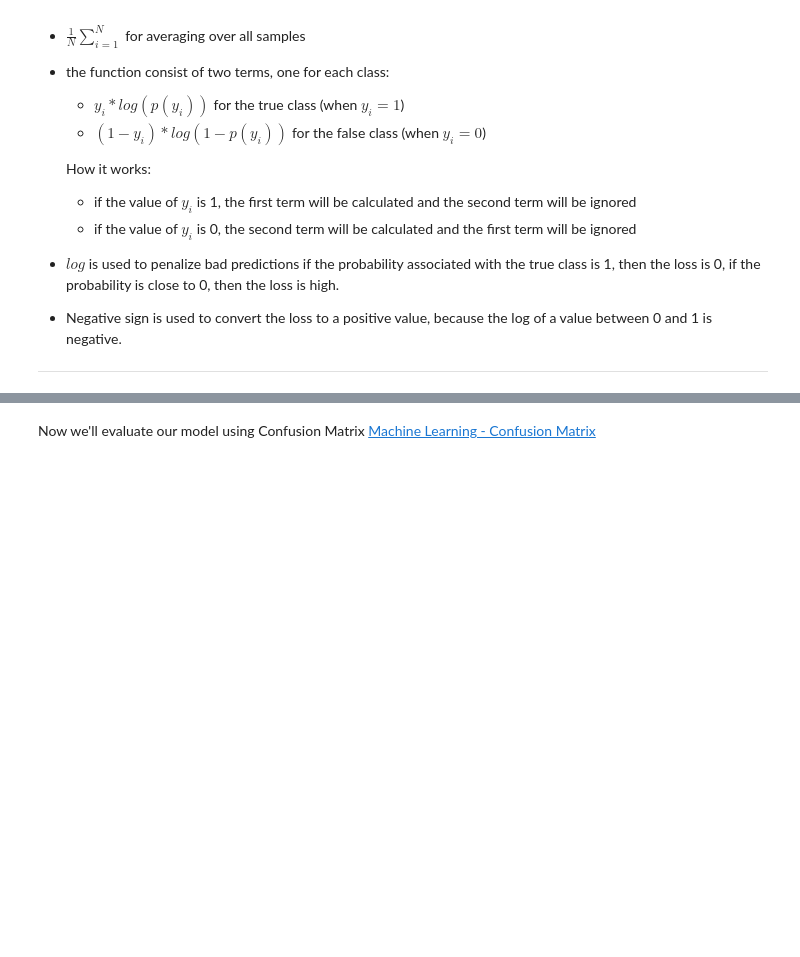
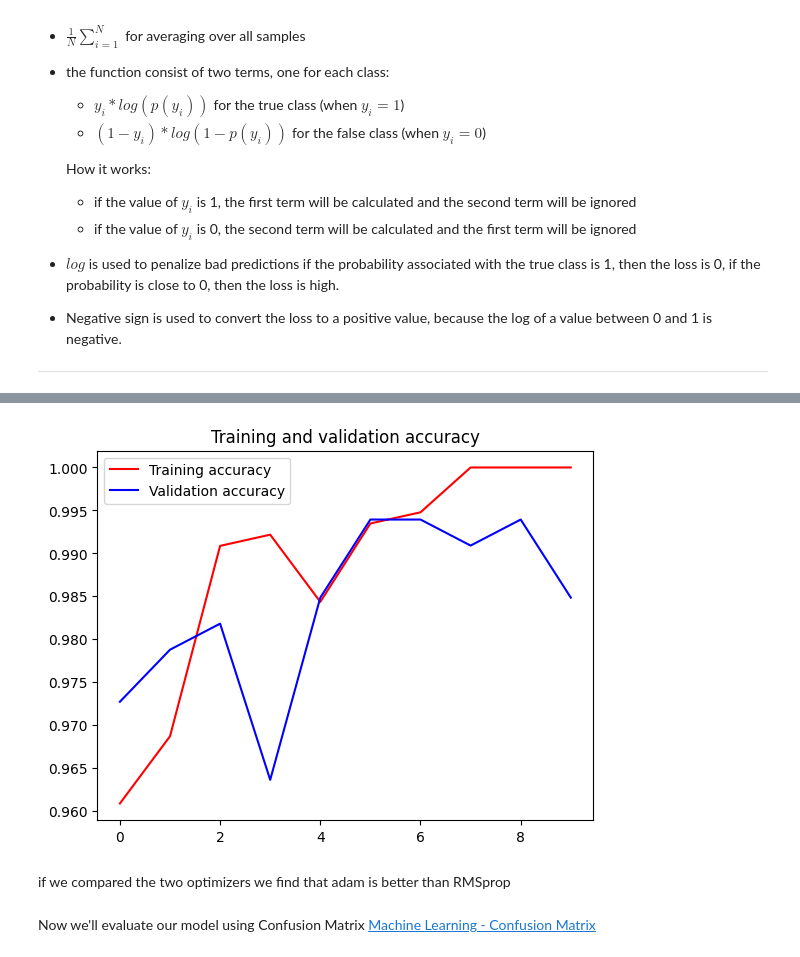
Before and after one commit to mrayyan2001/Lung-Cancer-Detection, a Jupyter notebook: main.ipynb, the cells around one changed output, grey strips where cells are left out. Saved outputs shown, nothing was run; the diff lists cells and outputs as text; code cells hidden in the pictures; blank space fills up the shorter version.

```diff
--- a/main.ipynb
+++ b/main.ipynb
@@ -420,3 +482,9 @@ model.evaluate(X_test, y_test_encoded)
+# %%
+plot_accuracy(history)
+# %% [output]
+[figure, added]
+# %% [markdown]
+if we compared the two optimizers we find that adam is better than RMSprop
 # %% [markdown]
 Now we'll evaluate our model using Confusion Matrix
 [Machine Learning - Confusion Matrix](https://www.w3schools.com/python/python_ml_confusion_matrix.asp)
```
Also changed, not shown: parts of 49 cells of this notebook, 2 other files.
